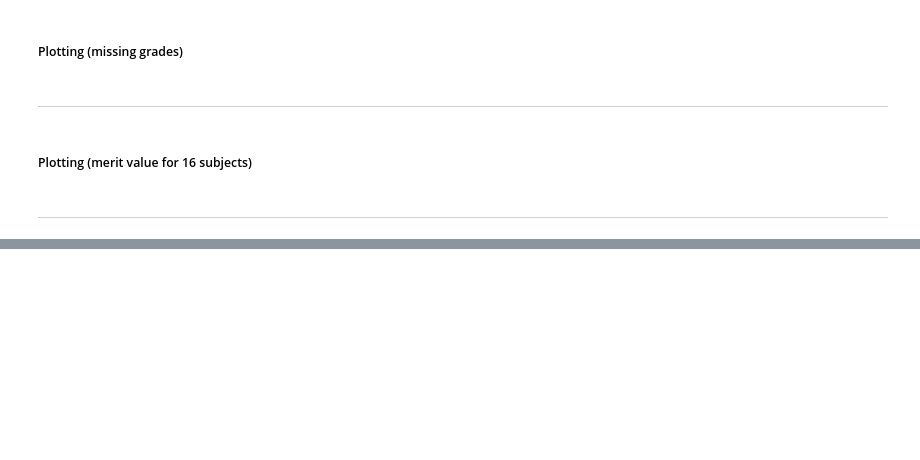
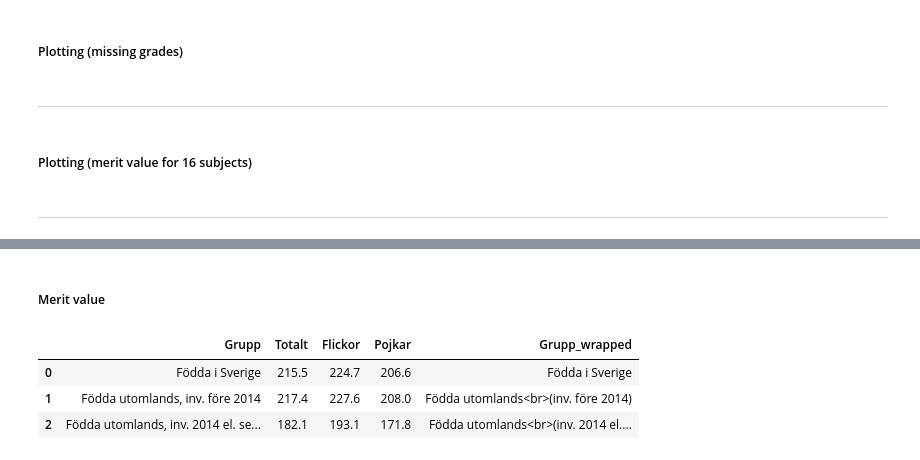
Before and after one commit to wahdanz1/OPA24_AI_Lab-2_-_Pandas_and_data_processing, a Jupyter notebook: main.ipynb, the cells around one changed output, grey strips where cells are left out. Drawn from its saved outputs; the diff is of its cells as text; code cells hidden in the pictures; blank space fills up the shorter version.

```diff
--- a/main.ipynb
+++ b/main.ipynb
@@ -194,0 +296,24 @@ ___
+# %% [markdown]
+##### Merit value
+# %%
+# Merit value
+df_student_background_merit = df_student_background.iloc[:, 0:4]
+df_student_background_merit = df_student_background_merit.reset_index(drop=True)
+
+# I got the below idea from Chat GPT, based on my problem formulation
+# and initial idea of adding a row break to the value.
+# I create a new column named 'Grupp_wrapped', where I add the necessary
+# line breaks to prevent x-label overlapping in the plotly express-graphs.
+df_student_background_merit['Grupp_wrapped'] = df_student_background_merit['Grupp'].replace(
+    {
+        'Födda utomlands, inv. före 2014': 'Födda utomlands<br>(inv. före 2014)',
+        'Födda utomlands, inv. 2014 el. senare': 'Födda utomlands<br>(inv. 2014 el. senare)'
+    }
+)
+
+df_student_background_merit
+# %% [output]
+|  | Grupp | Totalt | Flickor | Pojkar | Grupp_wrapped |
+| 0 | Födda i Sverige | 215.5 | 224.7 | 206.6 | Födda i Sverige |
+| 1 | Födda utomlands, inv. före 2014 | 217.4 | 227.6 | 208.0 | Födda utomlands<br>(inv. före 2014) |
+| 2 | Födda utomlands, inv. 2014 el. se... | 182.1 | 193.1 | 171.8 | Födda utomlands<br>(inv. 2014 el.... |
```
Also changed, not shown: parts of 34 cells of this notebook, 10 other files.
